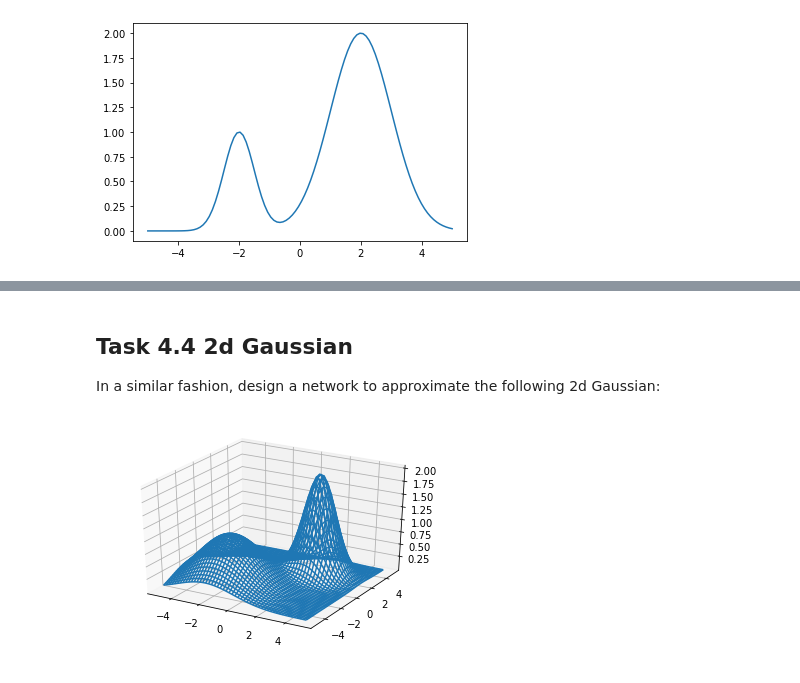
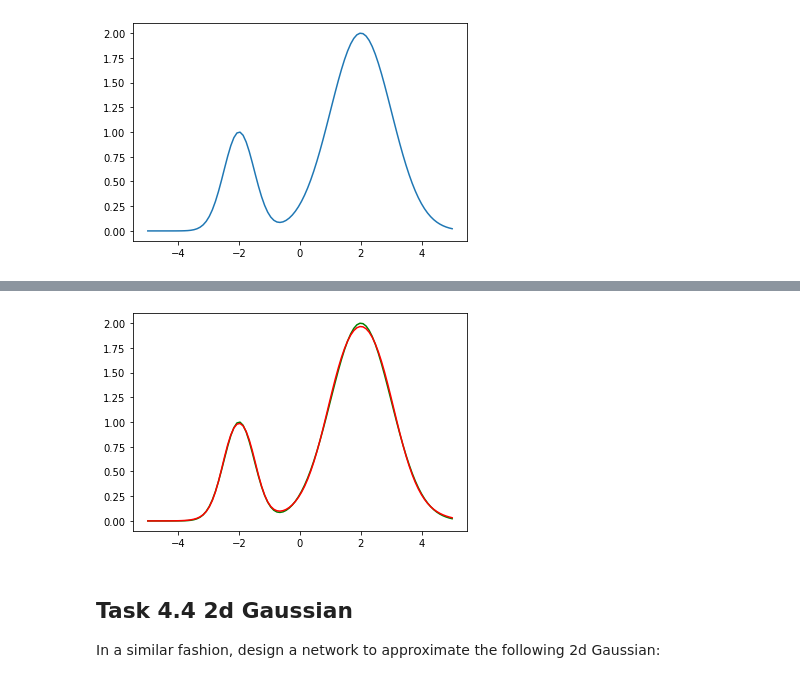
Before and after one commit to rhaschke/Neural-Networks, a Jupyter notebook: a4.ipynb, the cells around one changed output, grey strips where cells are left out. Drawn from its saved outputs; the diff is of its cells as text; code cells hidden in the pictures.

```diff
--- a/a4.ipynb
+++ b/a4.ipynb
@@ -50,17 +251,21 @@ plt.plot(x, y);
+# %%
+import tensorflow as tf
+
+# Alternatively, we define the neural network with some Keras/TensorFlow layers
+model2 = tf.keras.models.Sequential([
+    tf.keras.Input(shape=(1,)),  # input is one-dimensional
+    tf.keras.layers.Dense(4, activation='sigmoid'),  # 2x2 hidden units
+    tf.keras.layers.Dense(1)  # 1 linear output unit
+  ])
+# Now, let's set the weights from our manually tuned model:
+biases = model.slopes * np.hstack((-model.centers + model.widths, -model.centers - model.widths))  # compute biases as above
+model2.layers[0].set_weights([model.slopes.reshape(1, 4), biases])      # set 1st layer weights + biases
+model2.layers[1].set_weights([model.scales.reshape(4, 1), np.zeros(1)]) # set 2nd (output) layer weights + biases
+
+plt.plot(x, y, 'g-', x, model2.predict(x), 'r-');
+# %% [output]
+[figure, added]
 # %% [markdown]
 ## Task 4.4 2d Gaussian
 
 In a similar fashion, design a network to approximate the following 2d Gaussian:
-# %%
-from mpl_toolkits.mplot3d import Axes3D  # enable 3d plotting
-
-x = np.linspace(-5, 5, 50)
-y = np.linspace(-5, 5, 50)
-XY = np.stack(np.meshgrid(x, y), axis=-1)  # create grid of (x,y) pairs
-Z = Gaussian(XY, mu=np.array([-2,-2]), sigma=2) + 2*Gaussian(XY, mu=np.array([2,2]))
-
-fig = plt.figure()
-ax = fig.add_subplot(projection='3d')
-ax.plot_wireframe(XY[:,:,0], XY[:,:,1], Z);
-# %% [output]
-[figure, removed]
```
Also changed, not shown: parts of 12 cells of this notebook.
